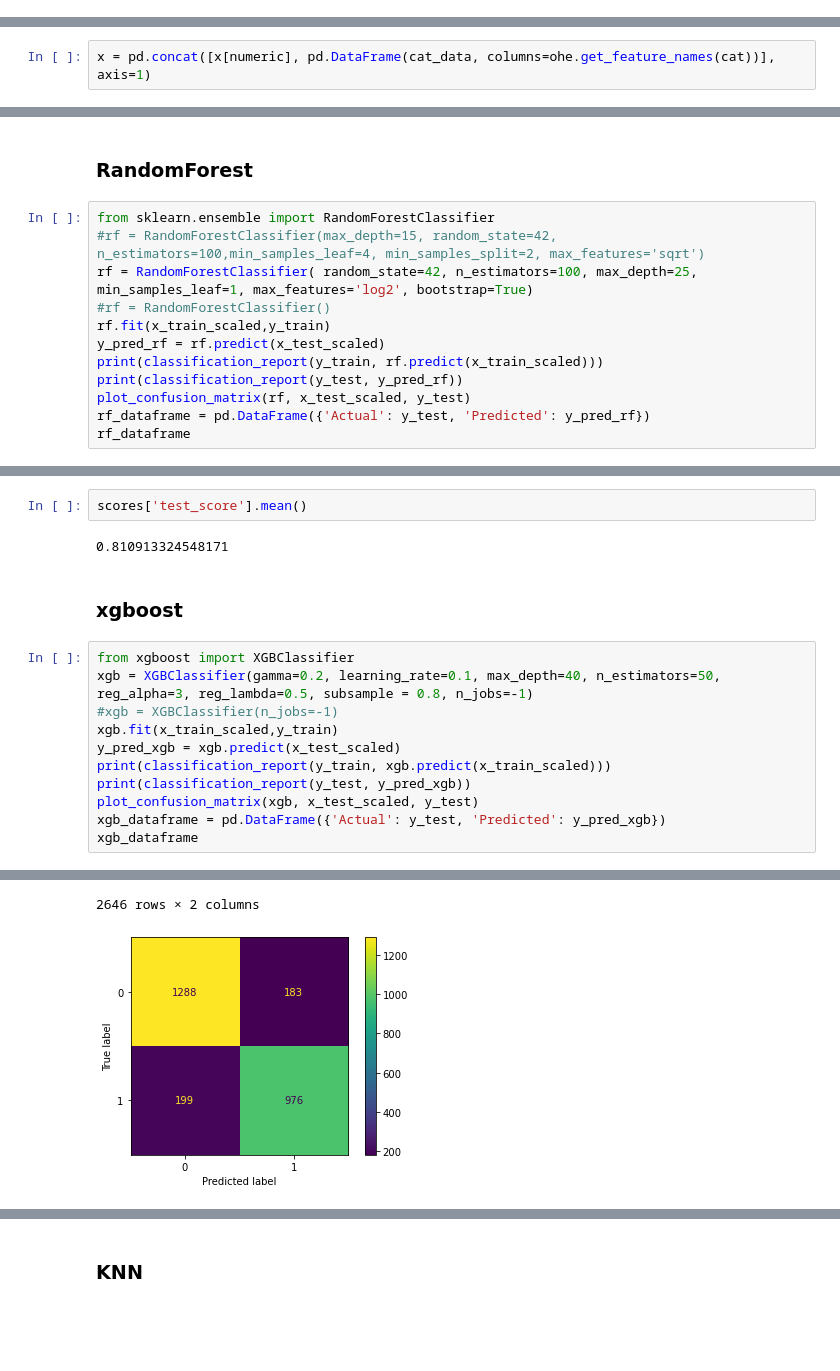
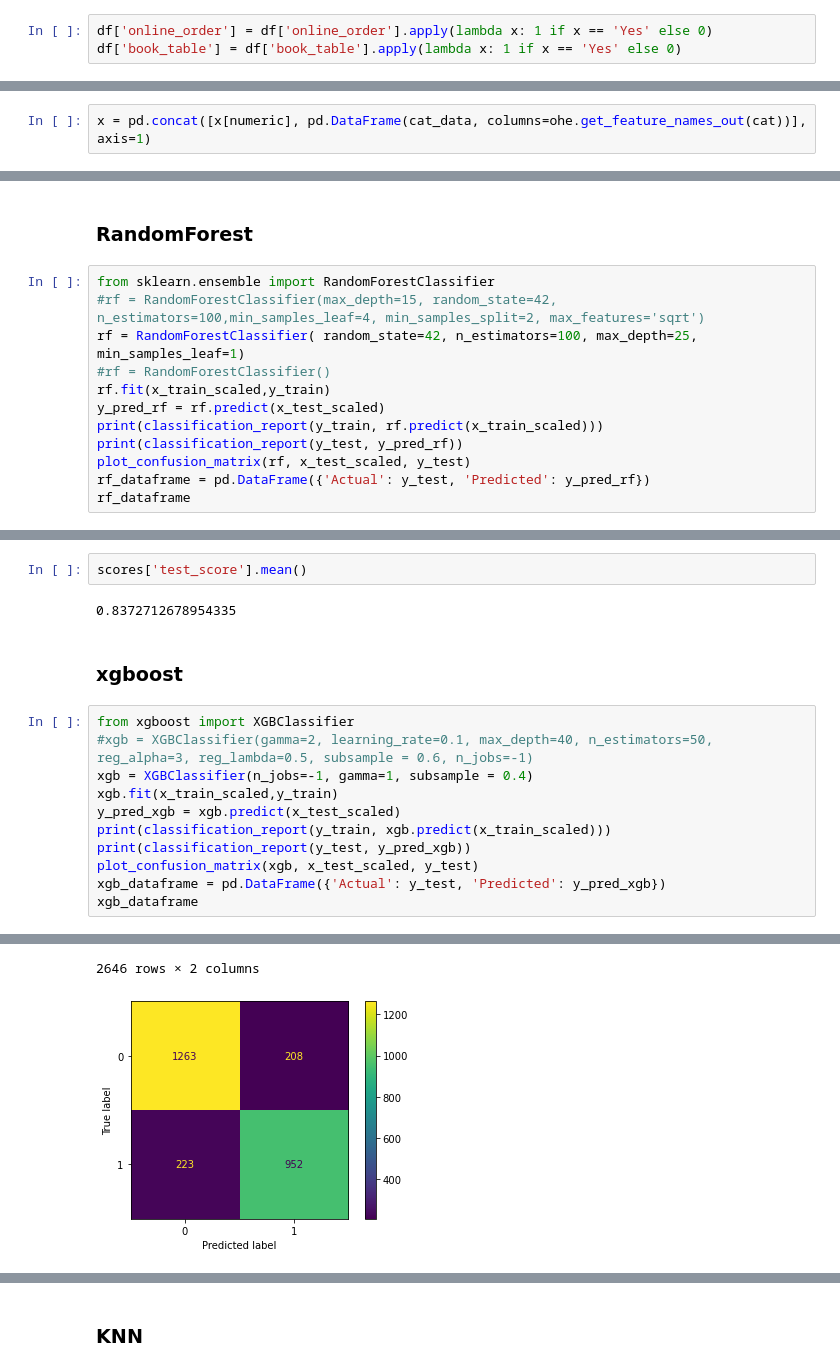
Before and after one commit to Yousef-Nasr/Zomato-Classification, a Jupyter notebook: notebooks/trainModelClassification.ipynb, the cells around one changed output, grey strips where cells are left out. Drawn from its saved outputs; the diff is of its cells as text; blank space fills up the shorter version.

```diff
--- a/notebooks/trainModelClassification.ipynb
+++ b/notebooks/trainModelClassification.ipynb
@@ -22,4 +22,7 @@ df
 13227 rows × 199 columns
+# %%
+df['online_order'] = df['online_order'].apply(lambda x: 1 if x == 'Yes' else 0)
+df['book_table'] = df['book_table'].apply(lambda x: 1 if x == 'Yes' else 0)
 # %%
 x = df.drop(['rate', 'url'], axis=1)
 y = df['rate']
@@ -33,7 +36,7 @@ from sklearn.preprocessing import OneHotEncoder
 ohe = OneHotEncoder(drop='first')
 cat_data = ohe.fit_transform(x[cat]).toarray()
 # %%
-x = pd.concat([x[numeric], pd.DataFrame(cat_data, columns=ohe.get_feature_names(cat))], axis=1)
+x = pd.concat([x[numeric], pd.DataFrame(cat_data, columns=ohe.get_feature_names_out(cat))], axis=1)
 # %%
 from sklearn.model_selection import train_test_split
 
@@ -106,7 +109,7 @@ weighted avg       0.83      0.83      0.83      2646
 # %%
 from sklearn.ensemble import RandomForestClassifier
 #rf = RandomForestClassifier(max_depth=15, random_state=42, n_estimators=100,min_samples_leaf=4, min_samples_split=2, max_features='sqrt')
-rf = RandomForestClassifier( random_state=42, n_estimators=100, max_depth=25, min_samples_leaf=1, max_features='log2', bootstrap=True)
+rf = RandomForestClassifier( random_state=42, n_estimators=100, max_depth=25, min_samples_leaf=1)
 #rf = RandomForestClassifier()
 rf.fit(x_train_scaled,y_train)
 y_pred_rf = rf.predict(x_test_scaled)
@@ -162,13 +165,13 @@ scores
 # %%
 scores['test_score'].mean()
 # %% [output]
-0.810913324548171
+0.8372712678954335
 # %% [markdown]
 ### xgboost
 # %%
 from xgboost import XGBClassifier
-xgb = XGBClassifier(gamma=0.2, learning_rate=0.1, max_depth=40, n_estimators=50, reg_alpha=3, reg_lambda=0.5, subsample = 0.8, n_jobs=-1)
-#xgb = XGBClassifier(n_jobs=-1)
+#xgb = XGBClassifier(gamma=2, learning_rate=0.1, max_depth=40, n_estimators=50, reg_alpha=3, reg_lambda=0.5, subsample = 0.6, n_jobs=-1)
+xgb = XGBClassifier(n_jobs=-1, gamma=1, subsample = 0.4)
 xgb.fit(x_train_scaled,y_train)
 y_pred_xgb = xgb.predict(x_test_scaled)
 print(classification_report(y_train, xgb.predict(x_train_scaled)))
@@ -199,15 +202,15 @@ weighted avg       0.86      0.86      0.86      2646
 | 9100 | 0 | 0 |
 | 272 | 0 | 0 |
 | 4194 | 1 | 1 |
 | 7149 | 1 | 0 |
 | ... | ... | ... |
 | 11914 | 0 | 1 |
 | 5519 | 1 | 1 |
 | 1558 | 1 | 1 |
 | 11659 | 0 | 0 |
 | 2437 | 1 | 1 |
 2646 rows × 2 columns
-[figure, old version]
+[figure, new version]
 # %%
 from sklearn.model_selection import KFold,cross_validate
 kfold = KFold(n_splits=10)
```
Also changed, not shown: parts of 15 cells of this notebook, 3 other files.
